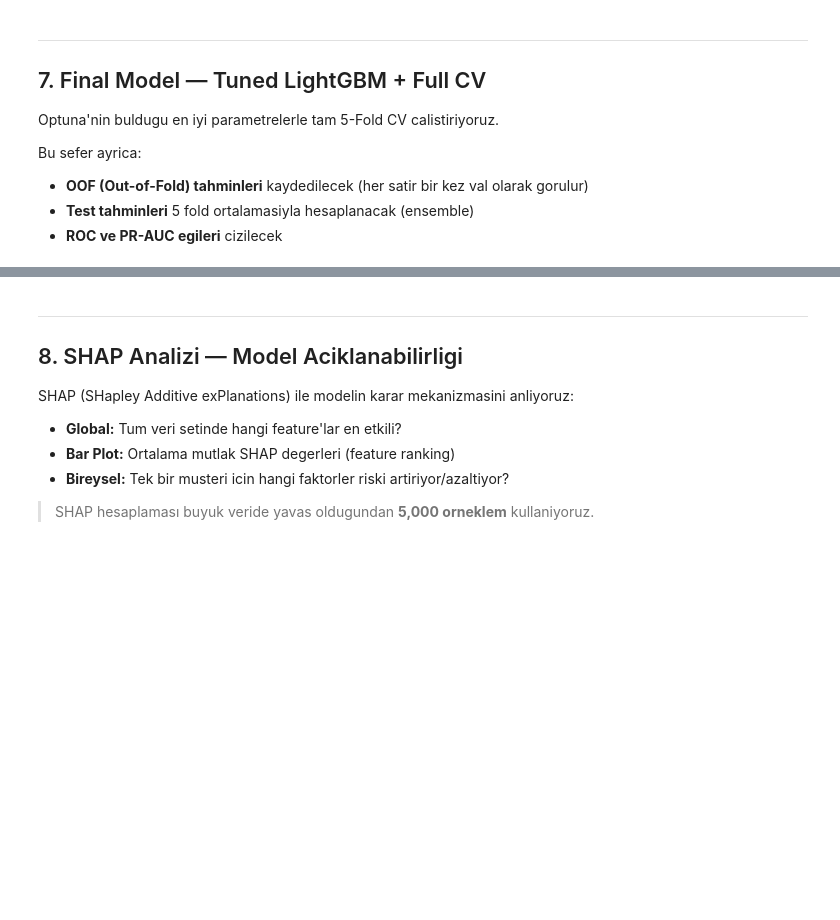
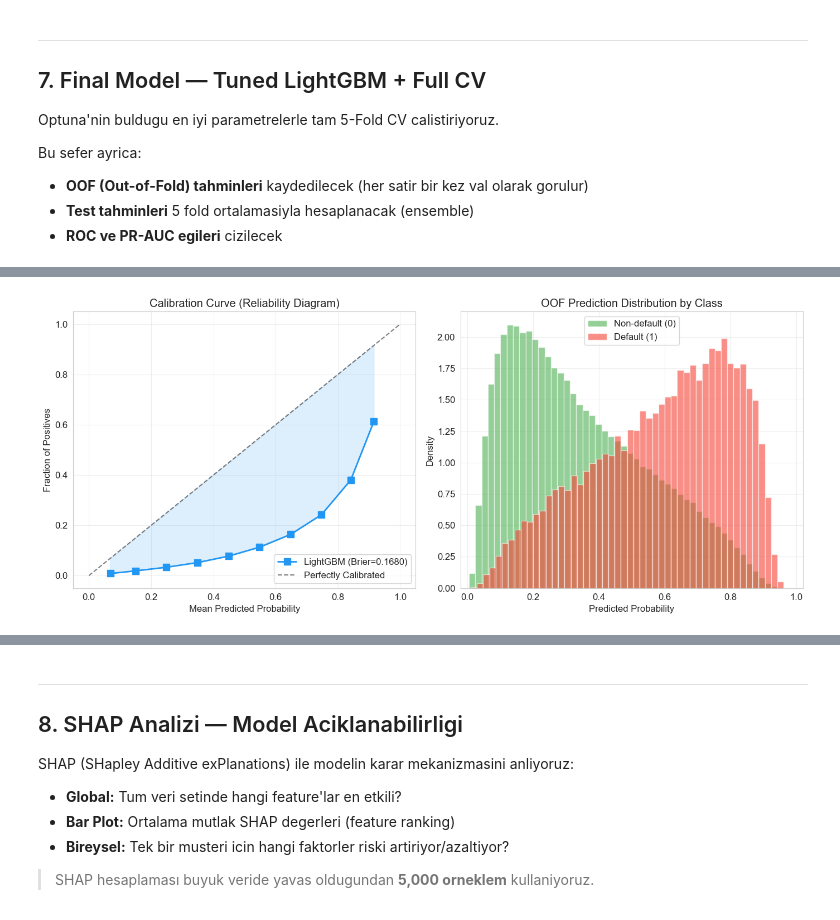
Before and after one commit to busrakurunceng/Ai_Credit_Risk, a Jupyter notebook: notebooks/04_modeling.ipynb, the cells around one changed output, grey strips where cells are left out. Saved outputs shown, nothing was run; the diff lists cells and outputs as text; code cells hidden in the pictures; blank space fills up the shorter version.

```diff
--- a/notebooks/04_modeling.ipynb
+++ b/notebooks/04_modeling.ipynb
@@ -866,0 +1194,87 @@ print(importance_df.head(20).to_string(index=False))
+# %%
+from sklearn.calibration import calibration_curve
+from sklearn.metrics import brier_score_loss
+
+print('=' * 70)
+print('CALIBRATION KONTROLÜ — Final Model OOF')
+print('=' * 70)
+
+# ---- Brier Score ----
+brier = brier_score_loss(y, final_oof_preds)
+baseline_brier = y.mean() * (1 - y.mean())   # naive baseline (always predict prevalence)
+brier_skill = 1 - brier / baseline_brier
+
+print(f'\n  Brier Score (tuned model): {brier:.6f}')
+print(f'  Brier Score (naive):       {baseline_brier:.6f}')
+print(f'  Brier Skill Score:         {brier_skill:.4f}')
+print(f'    (1 = mükemmel, 0 = naive kadar, <0 = naive\'den kötü)')
+
+# ---- Calibration Curve (10 bins) ----
+prob_true, prob_pred = calibration_curve(y, final_oof_preds, n_bins=10, strategy='uniform')
+
+print(f'\n  Calibration Tablosu (10 bin):')
+print(f'  {"Predicted":>12s} {"Actual":>10s} {"Ratio(A/P)":>12s}  {"Durum":>8s}')
+print(f'  {"-"*46}')
+for pt, pp in zip(prob_true, prob_pred):
+    ratio = pt / pp if pp > 0 else float('inf')
+    flag = '⚠' if (ratio > 2.0 or ratio < 0.5) else '✓'
+    print(f'  {pp:12.4f} {pt:10.4f} {ratio:12.2f}  {flag:>8s}')
+
+# ---- Visualization ----
+fig, axes = plt.subplots(1, 2, figsize=(14, 6))
+
+# Reliability diagram
+axes[0].plot(prob_pred, prob_true, 's-', color='#2196F3', linewidth=2,
+             markersize=8, label=f'LightGBM (Brier={brier:.4f})')
+axes[0].plot([0, 1], [0, 1], 'k--', alpha=0.5, label='Perfectly Calibrated')
+axes[0].fill_between(prob_pred, prob_true, prob_pred, alpha=0.15, color='#2196F3')
+axes[0].set_xlabel('Mean Predicted Probability')
+axes[0].set_ylabel('Fraction of Positives')
+axes[0].set_title('Calibration Curve (Reliability Diagram)')
+axes[0].legend(loc='lower right')
+axes[0].grid(True, alpha=0.3)
+
+# Prediction distribution by class
+axes[1].hist(final_oof_preds[y == 0], bins=50, alpha=0.6,
+             label='Non-default (0)', color='#4CAF50', density=True)
+axes[1].hist(final_oof_preds[y == 1], bins=50, alpha=0.6,
+             label='Default (1)', color='#F44336', density=True)
+axes[1].set_xlabel('Predicted Probability')
+axes[1].set_ylabel('Density')
+axes[1].set_title('OOF Prediction Distribution by Class')
+axes[1].legend()
+axes[1].grid(True, alpha=0.3)
+axes[1].set_xlim(-0.02, 1.02)
+
+plt.tight_layout()
+plt.savefig('../notebooks/plots/calibration_curve.png', dpi=150, bbox_inches='tight')
+plt.show()
+
+# ---- Calibration Assessment ----
+print('\n--- Calibration Değerlendirmesi ---')
+ratios = prob_true / np.where(prob_pred > 0, prob_pred, 1e-10)
+max_ratio = ratios.max()
+min_ratio = ratios.min()
+mean_abs_err = np.mean(np.abs(prob_true - prob_pred))
+
+print(f'  Max ratio (Actual/Predicted): {max_ratio:.2f}')
+print(f'  Min ratio (Actual/Predicted): {min_ratio:.2f}')
+print(f'  Mean Absolute Calibration Error: {mean_abs_err:.4f}')
+
+if max_ratio < 2.0 and min_ratio > 0.5:
+    print('\n  ✓ Calibration kabul edilebilir (ratio 0.5-2.0 arası).')
+    print('    Production\'da ilave Platt/Isotonic scaling optional.')
+    calibration_status = 'GOOD'
+elif max_ratio < 3.0:
+    print('\n  ⚠ Calibration moderate — bazı bölgelerde sapma var.')
+    print('    Production\'da Platt scaling önerilir.')
+    calibration_status = 'MODERATE'
+else:
+    print('\n  ⚠ Calibration zayıf — ciddi sapma mevcut.')
+    print('    Production\'da mutlaka calibration gerekli.')
+    calibration_status = 'POOR'
+
+print(f'\n  Not: OOF predictions zaten cross-validated olduğu için,')
+print(f'  calibration\'ı doğrudan OOF üzerinde fit etmek leakage yaratır.')
+print(f'  Production için nested CV veya ayrı calibration set kullanılmalı.')
+# %% [output]
@@ -866,0 +1298 @@ print(importance_df.head(20).to_string(index=False))
+[figure, added]
```
Also changed, not shown: parts of 21 cells of this notebook.
